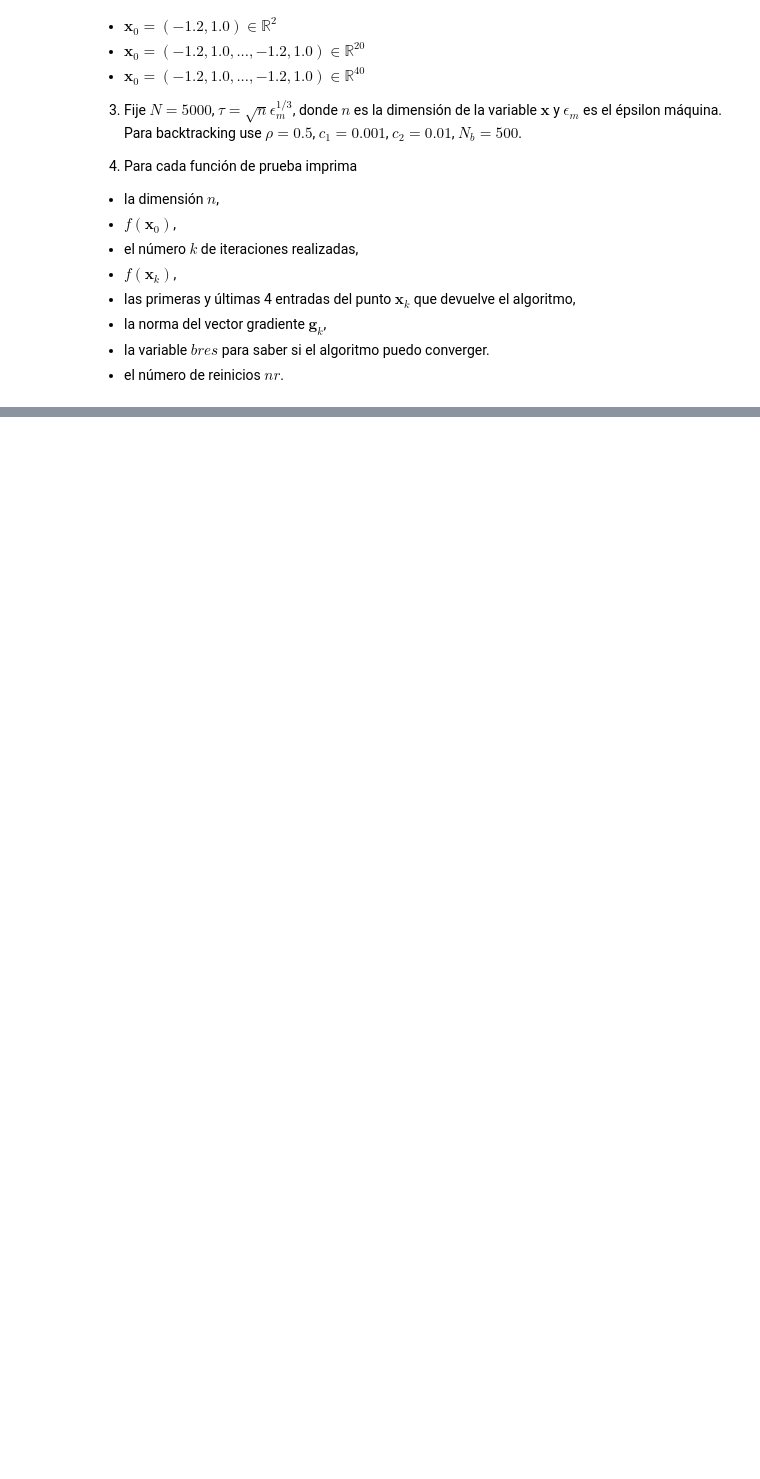
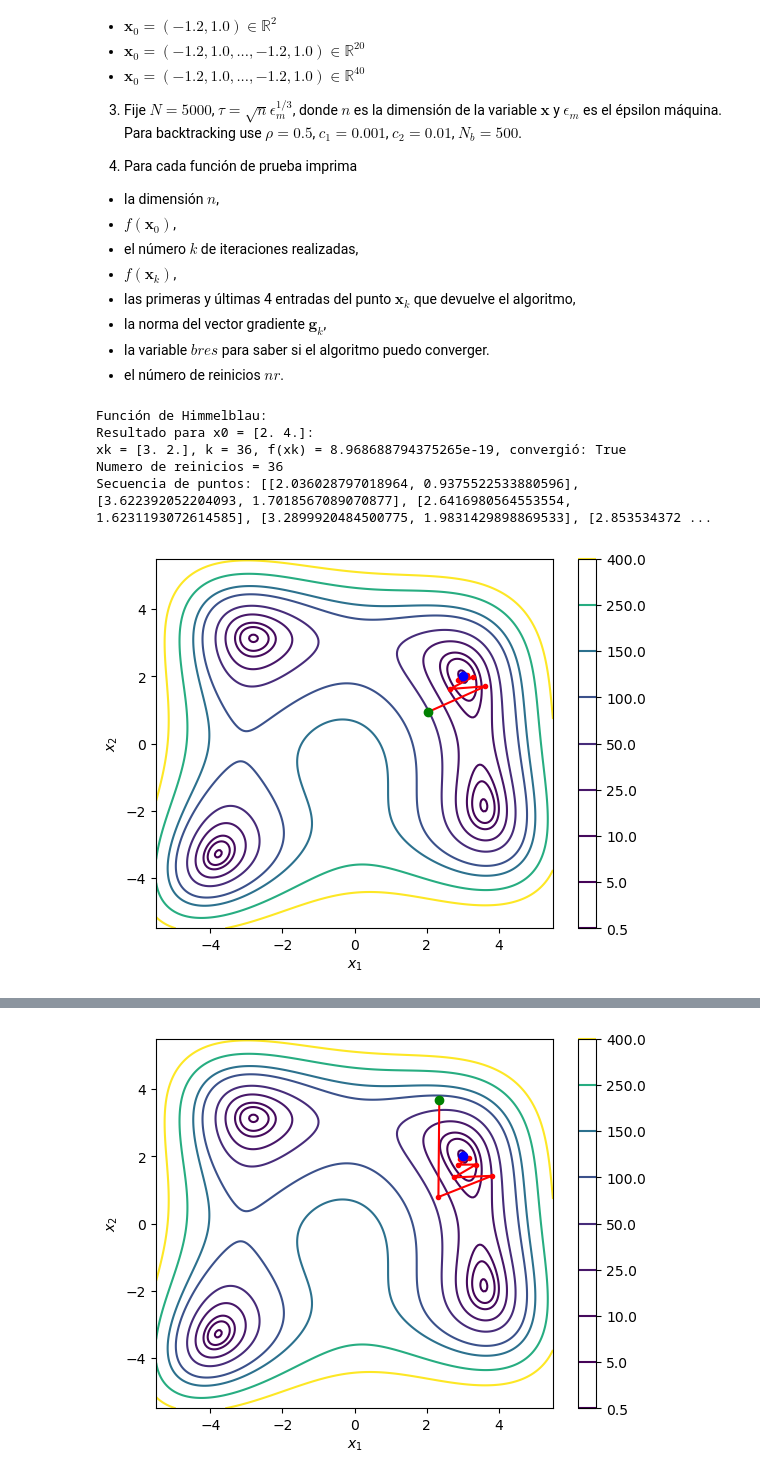
Before and after one commit to GuillermoSego/Optimization, a Jupyter notebook: Tarea 6/Segura_Guillermo_Tarea6.ipynb, the cells around one changed output, grey strips where cells are left out. Cells and saved outputs as stored; diff of their text form; code cells hidden in the pictures; blank space fills up the shorter version.

```diff
--- a/Tarea 6/Segura_Guillermo_Tarea6.ipynb
+++ b/Tarea 6/Segura_Guillermo_Tarea6.ipynb
@@ -256,3 +282,11 @@ $$ f(\mathbf{x}) = \sum_{i=1}^{n-1} \left[100(x_{i+1} - x_i^2)^2 + (1-x_i)^2 \ri
 - la norma del vector gradiente $\mathbf{g}_k$,
 - la variable $bres$ para saber si el algoritmo puedo converger.
 - el número de reinicios $nr$.
+# %%
+def himmelblau(x):
+    return (x[0]**2 + x[1] - 11)**2 + (x[0] + x[1]**2 - 7)**2
+
+def grad_himmelblau(x):
+    df_dx1 = 4 * x[0] * (x[0]**2 + x[1] - 11) + 2 * (x[0] + x[1]**2 - 7)
+    df_dx2 = 2 * (x[0]**2 + x[1] - 11) + 4 * x[1] * (x[0] + x[1]**2 - 7)
+    return np.array([df_dx1, df_dx2])
@@ -258,0 +304,10 @@ $$ f(\mathbf{x}) = \sum_{i=1}^{n-1} \left[100(x_{i+1} - x_i^2)^2 + (1-x_i)^2 \ri
+# %%
+def rosenbrock(x):
+    return sum(100*(x[1:] - x[:-1]**2)**2 + (1 - x[:-1])**2)
+
+def grad_rosenbrock(x):
+    df_dx = np.zeros_like(x)
+    n = len(x)
+    df_dx[:-1] += -400 * x[:-1] * (x[1:] - x[:-1]**2) + 2 * (x[:-1] - 1)  # Derivadas parciales para x_i donde i < n
+    df_dx[1:] += 200 * (x[1:] - x[:-1]**2)  # Derivadas parciales para x_{i+1} donde i < n
+    return df_dx
@@ -258,0 +336,60 @@ $$ f(\mathbf{x}) = \sum_{i=1}^{n-1} \left[100(x_{i+1} - x_i^2)^2 + (1-x_i)^2 \ri
+# %%
+# Puntos iniciales para la función de Himmelblau
+puntos_iniciales_himmelblau = [np.array([2.0, 4.0])]
+
+# Puntos iniciales para la función de Beale
+puntos_iniciales_beale = [np.array([2.0, 3.0])]
+
+# Puntos iniciales para la función de Rosenbrock
+puntos_iniciales_rosenbrock = [
+    np.array([-1.2, 1.0]),
+    np.array([-1.2 if i % 2 == 0 else 1.0 for i in range(20)]), # Usamos una list comprenhension
+    np.array([-1.2 if i % 2 == 0 else 1.0 for i in range(40)])
+]
+# Epsilon de la máquina
+epsilon_m = np.finfo(float).eps
+
+# Configuración de tolerancia
+tau = lambda n: np.sqrt(n) * epsilon_m**(1/3)
+
+# Parámetros iniciales
+alpha_0 = 1
+rho = 0.8
+c1 = 0.1
+c2 = 0.1
+
+# Número máximo de iteraciones para el descenso máximo y la sección dorada
+NMax = 5000
+NBack = 600
+
+# Función para probar el algoritmo de descenso máximo con diferentes funciones
+def probar_descenso_maximo(func, grad_func, puntos_iniciales):
+    for x0 in puntos_iniciales:
+        xk, gk, k, convergio, secuencia, nr = ConjugateGrad_NLineal(x0, func, grad_func, NMax, tau(len(x0)), alpha_0, rho, c1, c2, NBack)
+        valor_final = func(xk)
+        print(f"Resultado para x0 = {x0}, f(x0) = {func(x0)}:")
+        print(f"xk = {xk}, k = {k}, f(xk) = {valor_final}, convergió: {convergio}")
+        print(f"Numero de reinicios = {nr}")
+        if len(x0) == 2 and secuencia:
+            print(f"Secuencia de puntos: {secuencia[:10]}")
+            contornosFnc2D(func, xleft=-5.5, xright=5.5, ybottom=-5.5, ytop=5.5, levels=[0.5, 5, 10, 25, 50, 100, 150, 250, 400], secuencia=secuencia)
+        print()
+
+# Probar con la función de Himmelblau
+print("Función de Himmelblau:")
+probar_descenso_maximo(himmelblau, grad_himmelblau, puntos_iniciales_himmelblau)
+
+# Probar con la función de Beale
+print("Función de Beale:")
+probar_descenso_maximo(beale, grad_beale, puntos_iniciales_beale)
+
+# Probar con la función de Rosenbrock
+print("Función de Rosenbrock:")
+probar_descenso_maximo(rosenbrock, grad_rosenbrock, puntos_iniciales_rosenbrock)
+# %% [output]
+Función de Himmelblau:
+Resultado para x0 = [2. 4.]:
+xk = [3. 2.], k = 36, f(xk) = 8.968688794375265e-19, convergió: True
+Numero de reinicios = 36
+Secuencia de puntos: [[2.036028797018964, 0.9375522533880596], [3.622392052204093, 1.7018567089070877], [2.6416980564553554, 1.6231193072614585], [3.2899920484500775, 1.9831429898869533], [2.853534372 ...
+[figure, added]
@@ -258,0 +400 @@ $$ f(\mathbf{x}) = \sum_{i=1}^{n-1} \left[100(x_{i+1} - x_i^2)^2 + (1-x_i)^2 \ri
+[figure, added]
```
Also changed, not shown: parts of 10 cells of this notebook.
